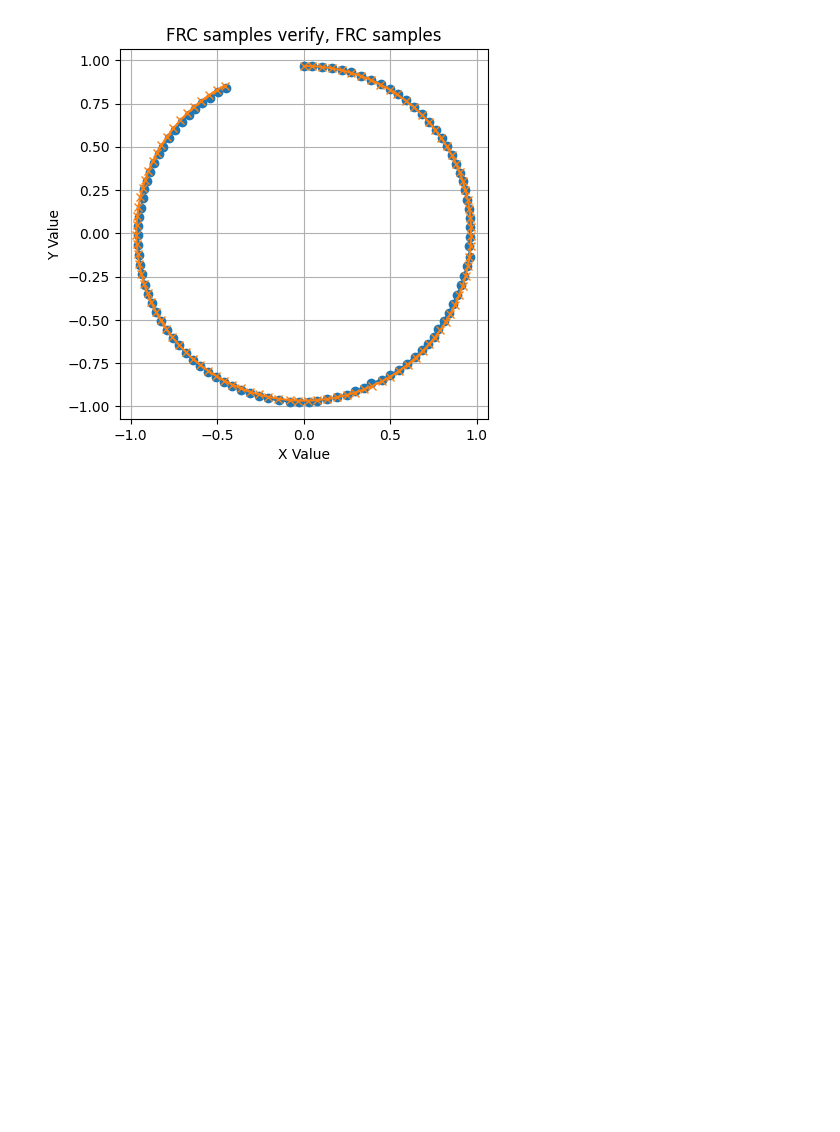
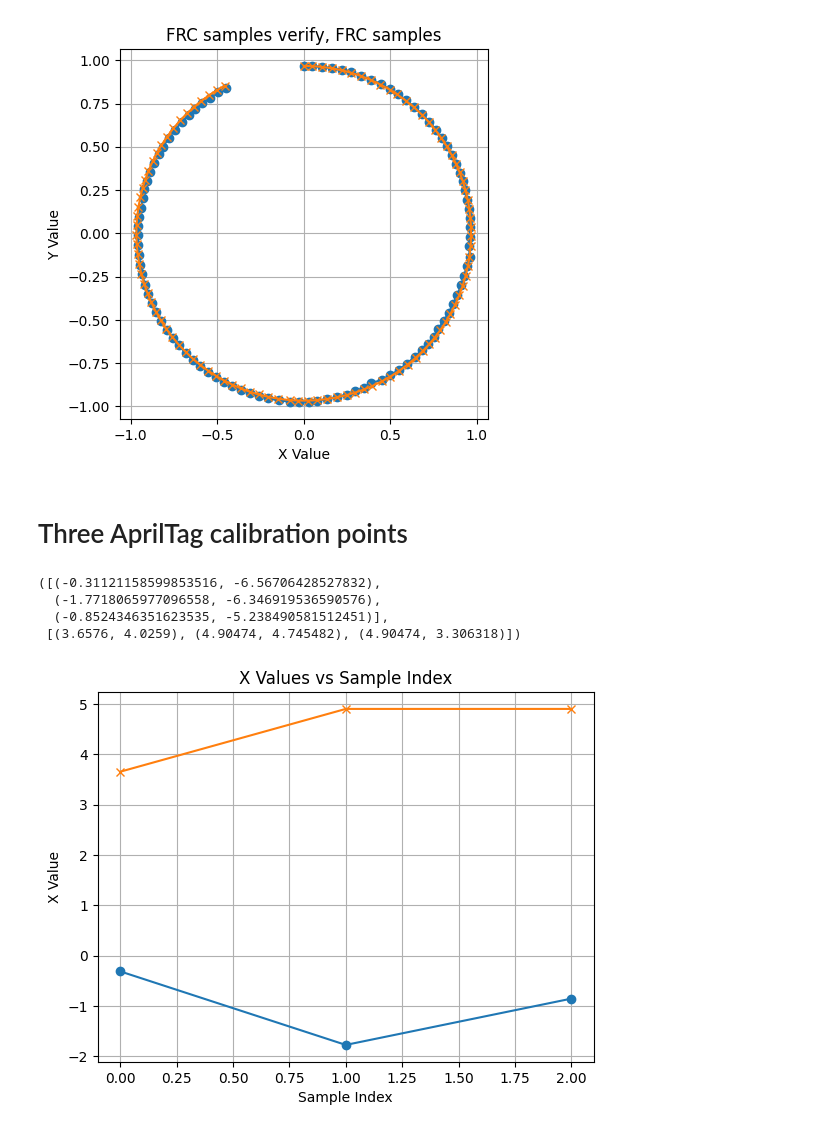
Before and after one commit to Team488/VR_NetworkTables2024, a Jupyter notebook: fieldCalibrateDebug.ipynb, the cells around one changed output. Drawn from its saved outputs; the diff is of its cells as text; code cells hidden in the pictures; blank space fills up the shorter version.

```diff
--- a/fieldCalibrateDebug.ipynb
+++ b/fieldCalibrateDebug.ipynb
@@ -164,3 +164,27 @@ plot_circles_from_samples(x_values_FRC_circle_samples_verify, y_values_FRC_circl
                             'FRC samples verify, FRC samples', 'X Value', 'Y Value')
 # %% [output]
 [figure]
+# %% [markdown]
+# Three AprilTag calibration points
+# %%
+with open("AprilTag_samples_13Feb.txt", 'r') as file:
+    apriltag_samples = eval(file.read())
+
+# negate the x values in apriltag_samples
+apriltag_samples = negate_xvalues(apriltag_samples)
+# April Tag reference points for the blue alliance side, in meters for AT#18, AT#20, AT#22
+apriltag_references = [(3.6576, 4.0259), (4.90474, 4.745482), (4.90474, 3.306318)]
+
+apriltag_samples, apriltag_references
+# %% [output]
+([(-0.31121158599853516, -6.56706428527832),
+  (-1.7718065977096558, -6.346919536590576),
+  (-0.8524346351623535, -5.238490581512451)],
+ [(3.6576, 4.0259), (4.90474, 4.745482), (4.90474, 3.306318)])
+# %%
+# Extract x values
+x_apriltag_samples = extract_xvalues(apriltag_samples)
+x_apriltag_references = extract_xvalues(apriltag_references)
+plot_samples_2(x_apriltag_samples, x_apriltag_references, 'X Values vs Sample Index','X Value')
+# %% [output]
+[figure, added]
```
Also changed, not shown: parts of 4 cells of this notebook, 2 other files.
